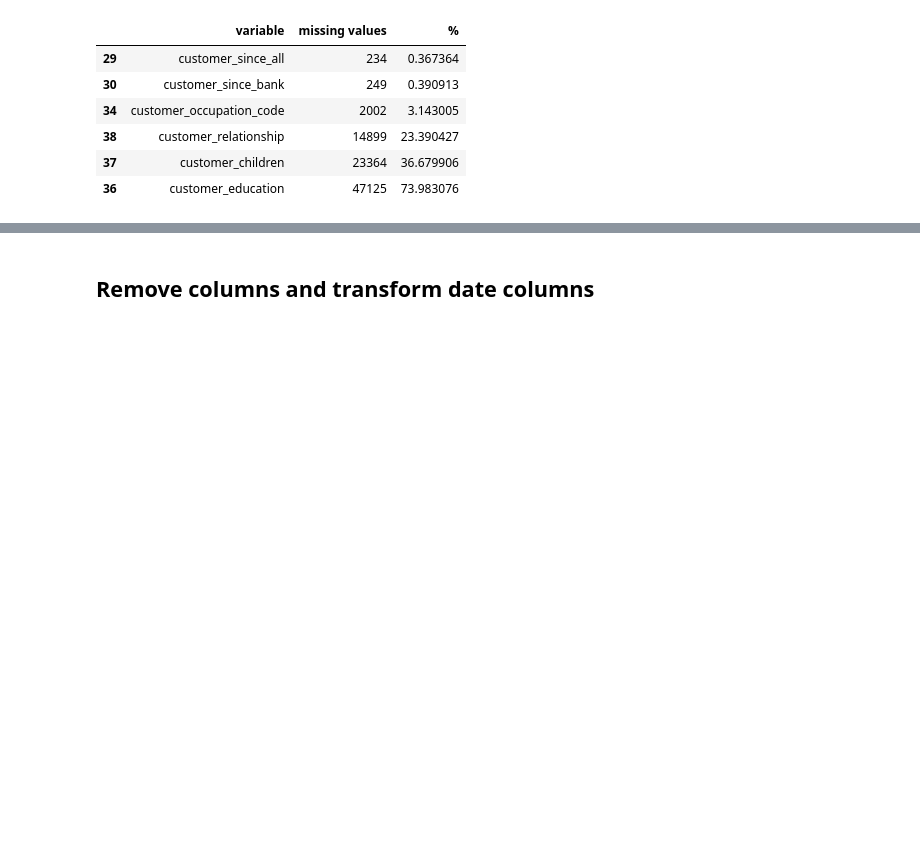
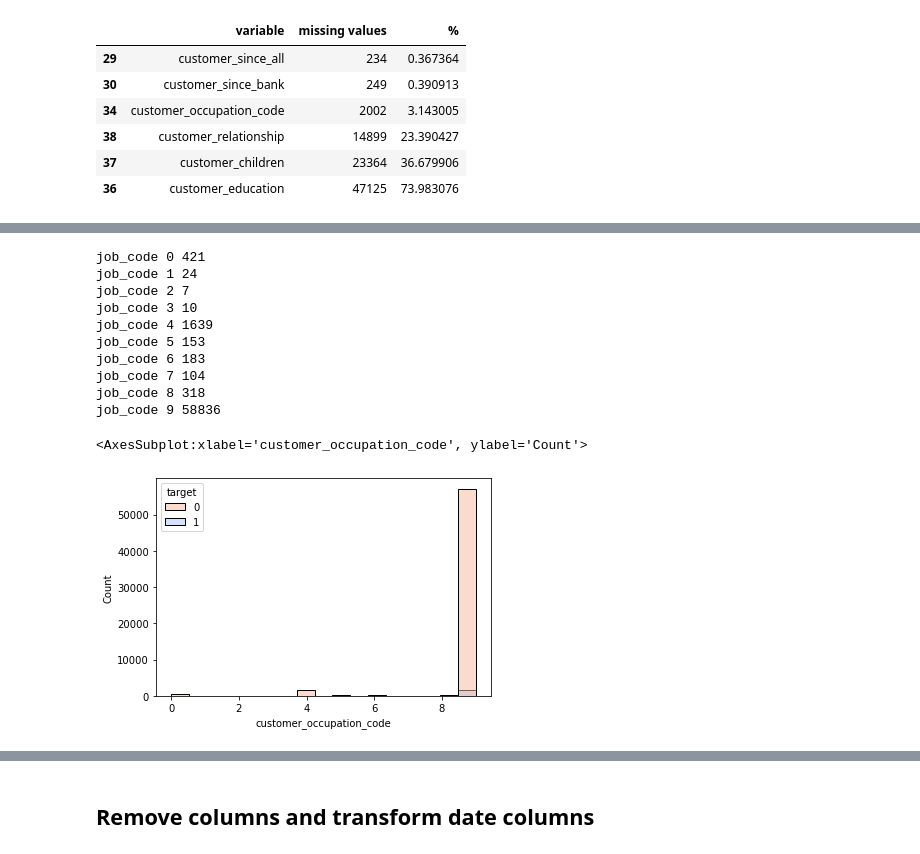
Before and after one commit to AliSafieddine/Churn-Prediction, a Jupyter notebook: Approach_wo_lastcolumns.ipynb, the cells around one changed output, grey strips where cells are left out. Drawn from its saved outputs; the diff is of its cells as text; code cells hidden in the pictures; blank space fills up the shorter version.

```diff
--- a/Approach_wo_lastcolumns.ipynb
+++ b/Approach_wo_lastcolumns.ipynb
@@ -123,0 +171,18 @@ df_list=[train1,train2,train3,test1,test2,test3]
+# %%
+for x in range(0,10):
+    print(f'job_code {x}', len(train1.loc[(train1['customer_occupation_code']==x)]))
+
+sns.histplot(x='customer_occupation_code',data=train1,hue='target',palette="coolwarm_r")
+# %% [output]
+job_code 0 421
+job_code 1 24
+job_code 2 7
+job_code 3 10
+job_code 4 1639
+job_code 5 153
+job_code 6 183
+job_code 7 104
+job_code 8 318
+job_code 9 58836
+<AxesSubplot:xlabel='customer_occupation_code', ylabel='Count'>
+[figure, added]
```
Also changed, not shown: parts of 54 cells of this notebook, 3 other files.
